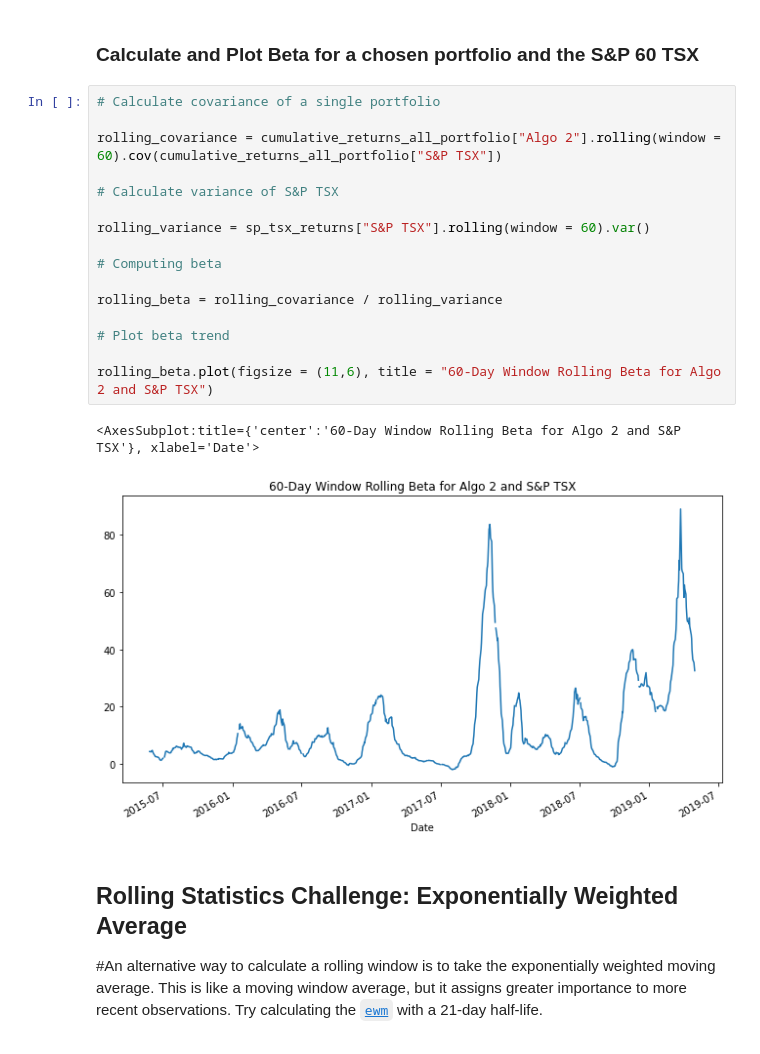
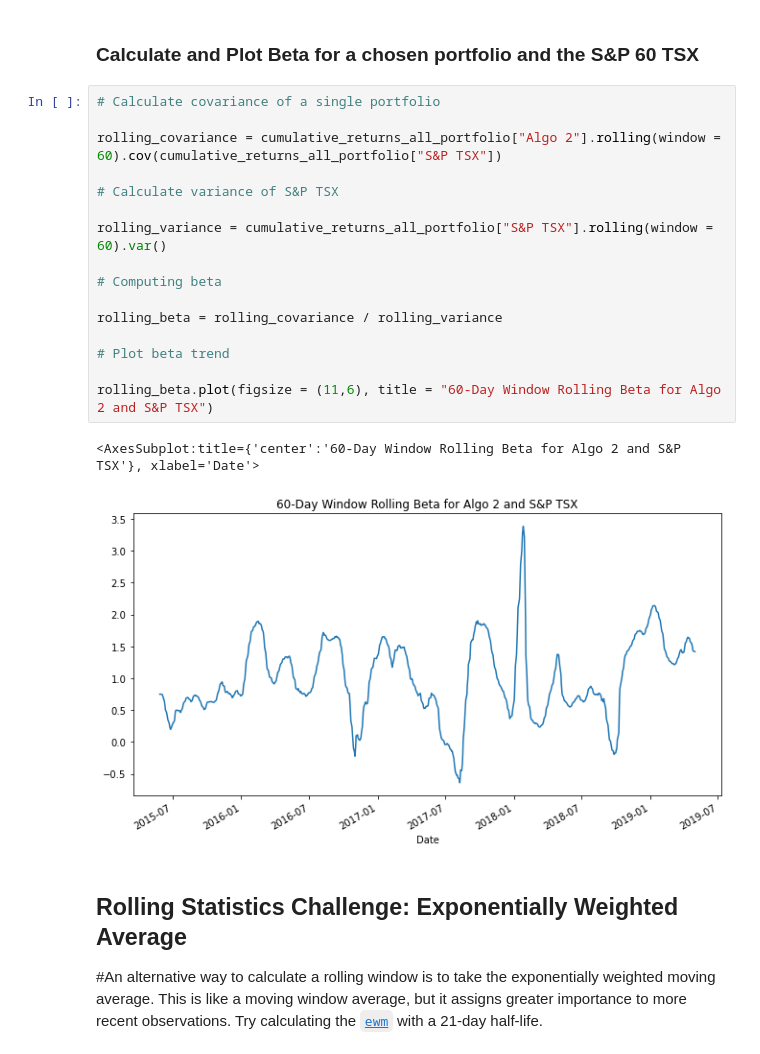
Before and after one commit to Jude-Y/Python-Pandas, a Jupyter notebook: whale_analysis.ipynb, the cells around one changed output. Saved outputs shown, nothing was run; the diff lists cells and outputs as text.

```diff
--- a/whale_analysis.ipynb
+++ b/whale_analysis.ipynb
@@ -344,22 +345,22 @@ sns.heatmap(correlation, vmin=-1, vmax=1)
 # %%
 # Calculate covariance of a single portfolio
 
 rolling_covariance = cumulative_returns_all_portfolio["Algo 2"].rolling(window = 60).cov(cumulative_returns_all_portfolio["S&P TSX"])
 
 # Calculate variance of S&P TSX
 
-rolling_variance = sp_tsx_returns["S&P TSX"].rolling(window = 60).var()
+rolling_variance = cumulative_returns_all_portfolio["S&P TSX"].rolling(window = 60).var()
 
 # Computing beta
 
 rolling_beta = rolling_covariance / rolling_variance
 
 # Plot beta trend
 
 rolling_beta.plot(figsize = (11,6), title = "60-Day Window Rolling Beta for Algo 2 and S&P TSX")
 # %% [output]
 <AxesSubplot:title={'center':'60-Day Window Rolling Beta for Algo 2 and S&P TSX'}, xlabel='Date'>
-[figure, old version]
+[figure, new version]
 # %% [markdown]
 ## Rolling Statistics Challenge: Exponentially Weighted Average
 
```
Also changed, not shown: parts of 13 cells of this notebook.
